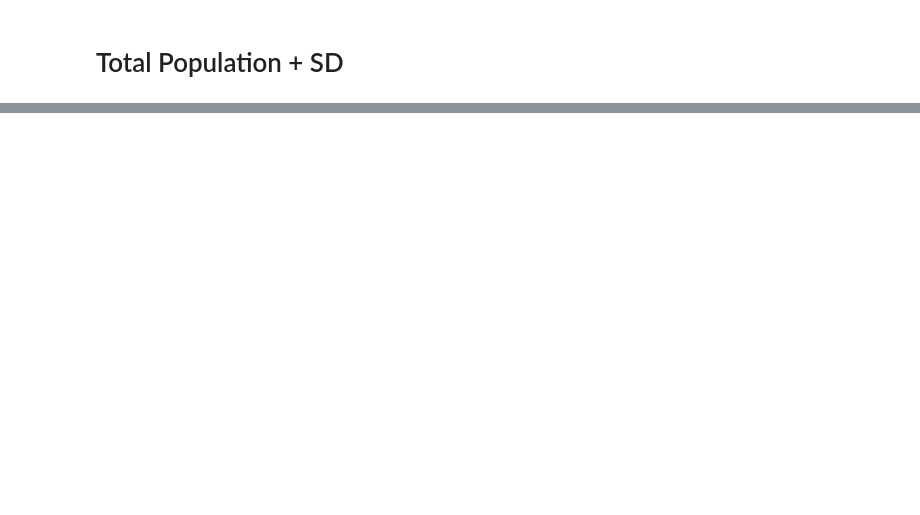
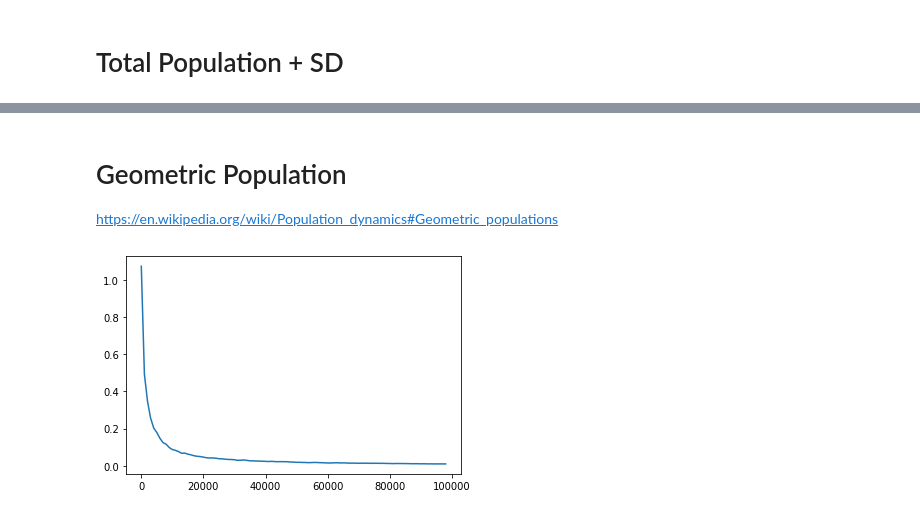
Before and after one commit to DragonAlex98/PAS, a Jupyter notebook: analysis.ipynb, the cells around one changed output, grey strips where cells are left out. Saved outputs shown, nothing was run; the diff lists cells and outputs as text; code cells hidden in the pictures; blank space fills up the shorter version.

```diff
--- a/analysis.ipynb
+++ b/analysis.ipynb
@@ -107,0 +124,22 @@ plt.show()
+# %% [markdown]
+# Geometric Population
+
+https://en.wikipedia.org/wiki/Population_dynamics#Geometric_populations
+# %%
+import matplotlib.pyplot as plt
+import pandas as pd
+
+fig = plt.figure()
+ax = fig.add_subplot(1, 1, 1)
+time = pop_tot['Time']
+mean = pop_tot['Mean']
+interval = 1000
+group_mean = mean.groupby(mean.index // interval).mean()
+new_mean = pd.DataFrame([group_mean[i+1] / group_mean[i] for i in range(group_mean.size-1)], columns=['']) # tends to 1.01
+new_mean2 = pd.DataFrame([(group_mean[i+1] - group_mean[i])/group_mean[i] for i in range(group_mean.size-1)], columns=['']) # tends to 0.01
+new_time = pd.DataFrame([time[i*interval] for i in range(time.size//interval-1)], columns=[''])
+ax.plot(new_time, new_mean2)
+
+plt.show()
+# %% [output]
+[figure, added]
```
Also changed, not shown: parts of 6 cells of this notebook, 1 other file.
